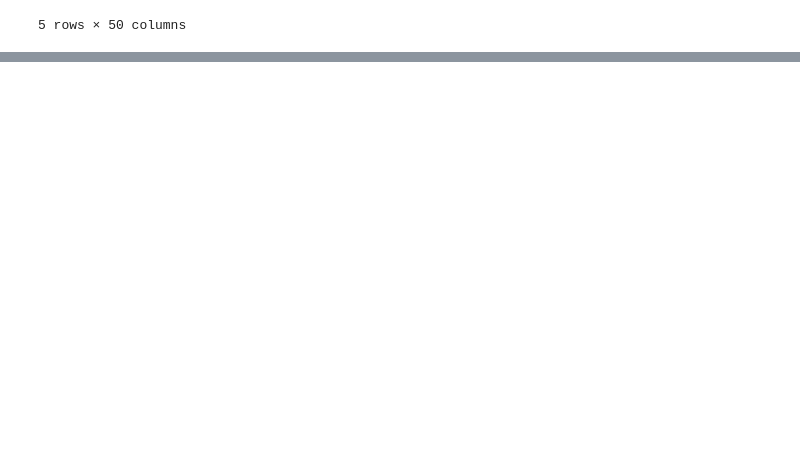
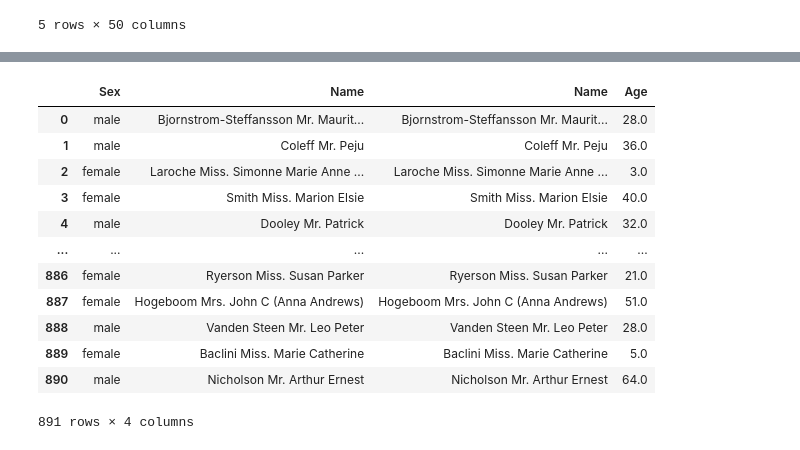
Before and after one commit to sib-swiss/intermediate-python-training, a Jupyter notebook: 01_data_manipulation_and_representation.ipynb, the cells around one changed output, grey strips where cells are left out. Drawn from its saved outputs; the diff is of its cells as text; code cells hidden in the pictures; blank space fills up the shorter version.

```diff
--- a/01_data_manipulation_and_representation.ipynb
+++ b/01_data_manipulation_and_representation.ipynb
@@ -259,0 +479,16 @@ df_sc.head()
+# %%
+df.loc[ : , ['Sex' , 'Name' , 'Name' , 'Age'] ] ### first 3 rows, columns 'town name' and 'Total'
+# %% [output]
+|  | Sex | Name | Name | Age |
+| 0 | male | Bjornstrom-Steffansson Mr. Maurit... | Bjornstrom-Steffansson Mr. Maurit... | 28.0 |
+| 1 | male | Coleff Mr. Peju | Coleff Mr. Peju | 36.0 |
+| 2 | female | Laroche Miss. Simonne Marie Anne ... | Laroche Miss. Simonne Marie Anne ... | 3.0 |
+| 3 | female | Smith Miss. Marion Elsie | Smith Miss. Marion Elsie | 40.0 |
+| 4 | male | Dooley Mr. Patrick | Dooley Mr. Patrick | 32.0 |
+| ... | ... | ... | ... | ... |
+| 886 | female | Ryerson Miss. Susan Parker | Ryerson Miss. Susan Parker | 21.0 |
+| 887 | female | Hogeboom Mrs. John C (Anna Andrews) | Hogeboom Mrs. John C (Anna Andrews) | 51.0 |
+| 888 | male | Vanden Steen Mr. Leo Peter | Vanden Steen Mr. Leo Peter | 28.0 |
+| 889 | female | Baclini Miss. Marie Catherine | Baclini Miss. Marie Catherine | 5.0 |
+| 890 | male | Nicholson Mr. Arthur Ernest | Nicholson Mr. Arthur Ernest | 64.0 |
+891 rows × 4 columns
```
Also changed, not shown: parts of 89 cells of this notebook, 3 other files.
